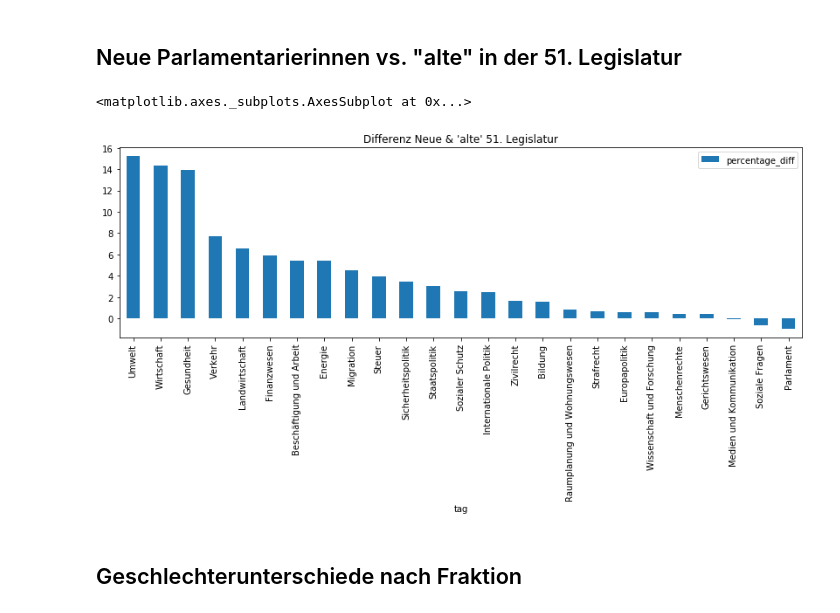
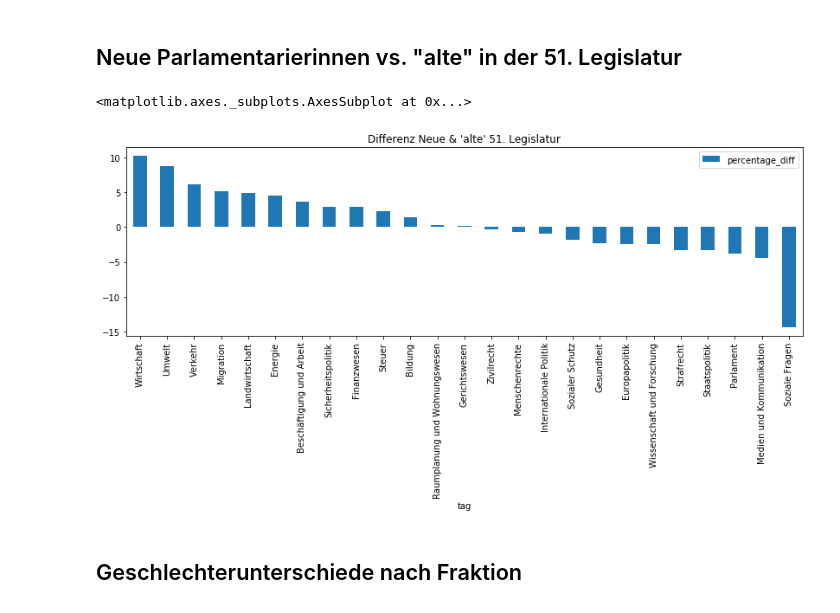
Before and after one commit to VerenaReidinger/1_Jahr_Frauenparlament, a Jupyter notebook: 4_Analyse_Motionen.ipynb, the cells around one changed output. Saved outputs shown, nothing was run; the diff lists cells and outputs as text; code cells hidden in the pictures.

Commit message:
fix error in calculation 'old vs new parliament members'

```diff
--- a/4_Analyse_Motionen.ipynb
+++ b/4_Analyse_Motionen.ipynb
@@ -268,13 +268,13 @@ diff_50[~pd.isnull(diff_50.percentage_diff)].sort_values(by="percentage_diff", a
 # %%
 # Unterschiede zwischen Neuegwählten und bestehenden ParlamentarienInnen in der 51. Legislatur
 diff_new = tag_newmembers[tag_newmembers.NewMember == True][['tag', 'ID']].merge(tag_newmembers[tag_newmembers.NewMember == False][['tag', 'ID']], on='tag', how='outer')
-diff_new['percentage_new'] = 100 / len(full_data[(full_data.SubmissionLegislativePeriod == 51) & (full_data.NewMember == True)]) * diff_new.ID_x
-diff_new['percentage_old'] = 100 / len(full_data[(full_data.SubmissionLegislativePeriod == 51) & (full_data.NewMember == False)]) * diff_new.ID_y
+diff_new['percentage_new'] = 100 / len(full_data[(full_data.SubmissionLegislativePeriod == 51) & (full_data.GenderAsString == 'f') & (full_data.NewMember == True)]) * diff_new.ID_x
+diff_new['percentage_old'] = 100 / len(full_data[(full_data.SubmissionLegislativePeriod == 51) & (full_data.GenderAsString == 'f') & (full_data.NewMember == False)]) * diff_new.ID_y
 diff_new['percentage_diff'] = diff_new.percentage_new - diff_new.percentage_old
 diff_new[~pd.isnull(diff_new.percentage_diff)].sort_values(by="percentage_diff", ascending=False).plot.bar(x='tag', y='percentage_diff', title="Differenz Neue & 'alte' 51. Legislatur", figsize=(14,4))
 # %% [output]
 <matplotlib.axes._subplots.AxesSubplot at 0x...>
-[figure, old version]
+[figure, new version]
 # %% [markdown]
 ## Geschlechterunterschiede nach Fraktion
 # %%
```
